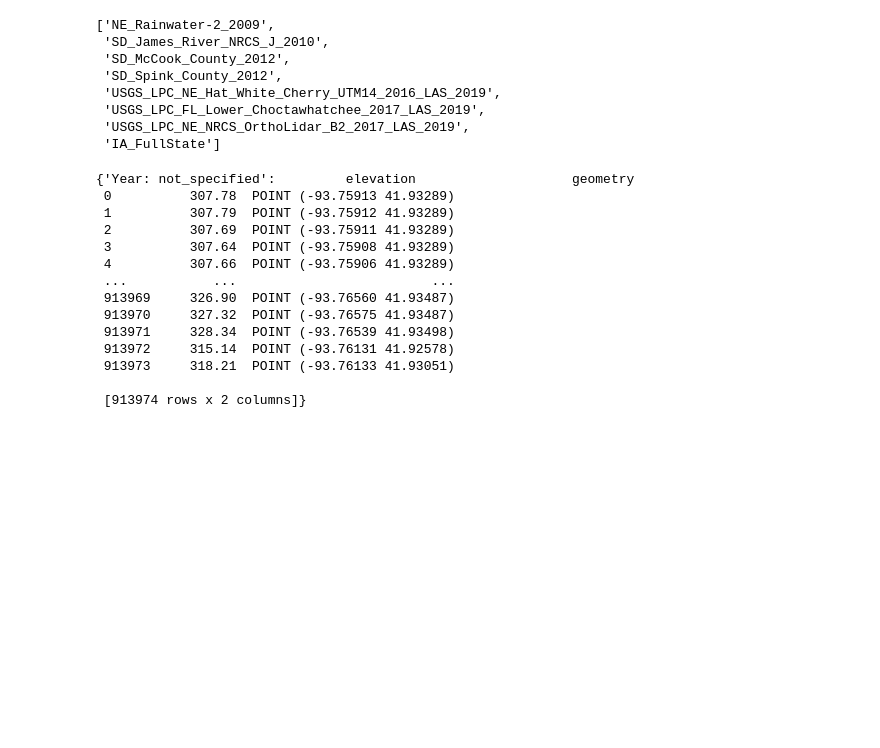
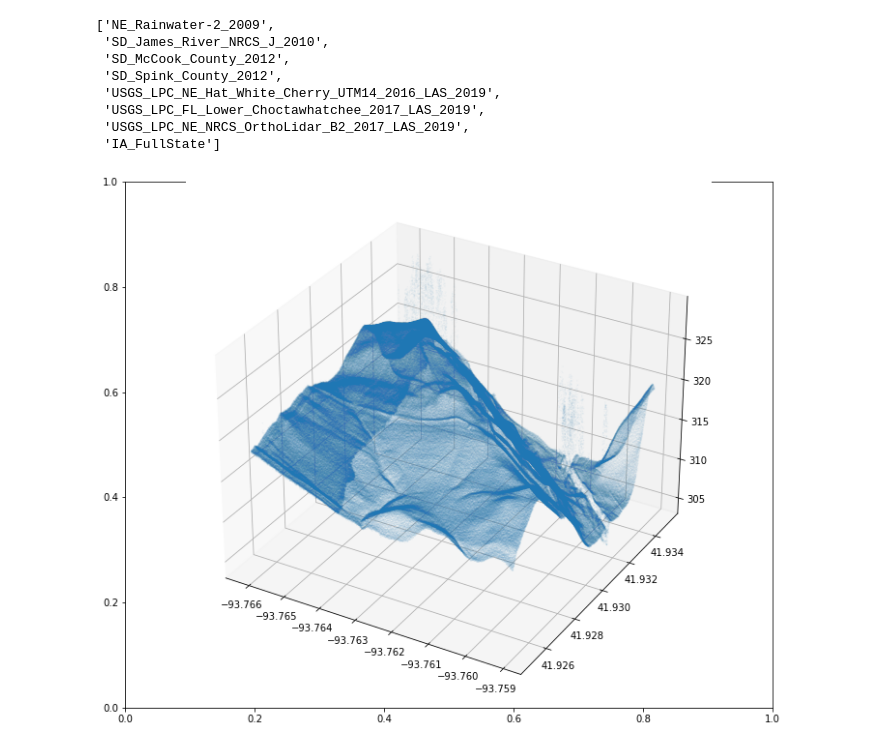
Before and after one commit to sel6/USGS-LIDAR, a Jupyter notebook: notebooks/draft.ipynb, the cells around one changed output. Saved outputs shown, nothing was run; the diff lists cells and outputs as text; code cells hidden in the pictures; blank space fills up the shorter version.

```diff
--- a/notebooks/draft.ipynb
+++ b/notebooks/draft.ipynb
@@ -190,6 +190,13 @@ class UsgsLidar:
                     region_dicto[year] = region_df
 
         return(region_dicto)
+
+    def plot_terrain(self, gdf: gpd.GeoDataFrame, fig_size: tuple=(12, 10), size: float=0.01):
+
+        fig, ax = plt.subplots(1, 1, figsize=fig_size)
+        ax = plt.axes(projection='3d')
+        ax.scatter(gdf.geometry.x, gdf.geometry.y, gdf.elevation, s=size)
+        plt.show()
 # %%
 US = UsgsLidar()
 shape, poly = US.fetch_polygon_boundaries(polygon)
@@ -208,19 +215,9 @@ US.fetch_regions(polygon)
  'USGS_LPC_NE_NRCS_OrthoLidar_B2_2017_LAS_2019',
  'IA_FullState']
 # %%
-US.fetch_data(polygon)
+geo_df = US.fetch_data(polygon)
+geo_df = geo_df["Year: not_specified"]
-# %% [output]
-{'Year: not_specified':         elevation                    geometry
- 0          307.78  POINT (-93.75913 41.93289)
- 1          307.79  POINT (-93.75912 41.93289)
- 2          307.69  POINT (-93.75911 41.93289)
- 3          307.64  POINT (-93.75908 41.93289)
- 4          307.66  POINT (-93.75906 41.93289)
- ...           ...                         ...
- 913969     326.90  POINT (-93.76560 41.93487)
- 913970     327.32  POINT (-93.76575 41.93487)
- 913971     328.34  POINT (-93.76539 41.93498)
- 913972     315.14  POINT (-93.76131 41.92578)
- 913973     318.21  POINT (-93.76133 41.93051)
-
- [913974 rows x 2 columns]}
+# %%
+US.plot_terrain(geo_df, size=0.001)
+# %% [output]
+[figure, added]
```
Also changed, not shown: parts of 2 cells of this notebook.
